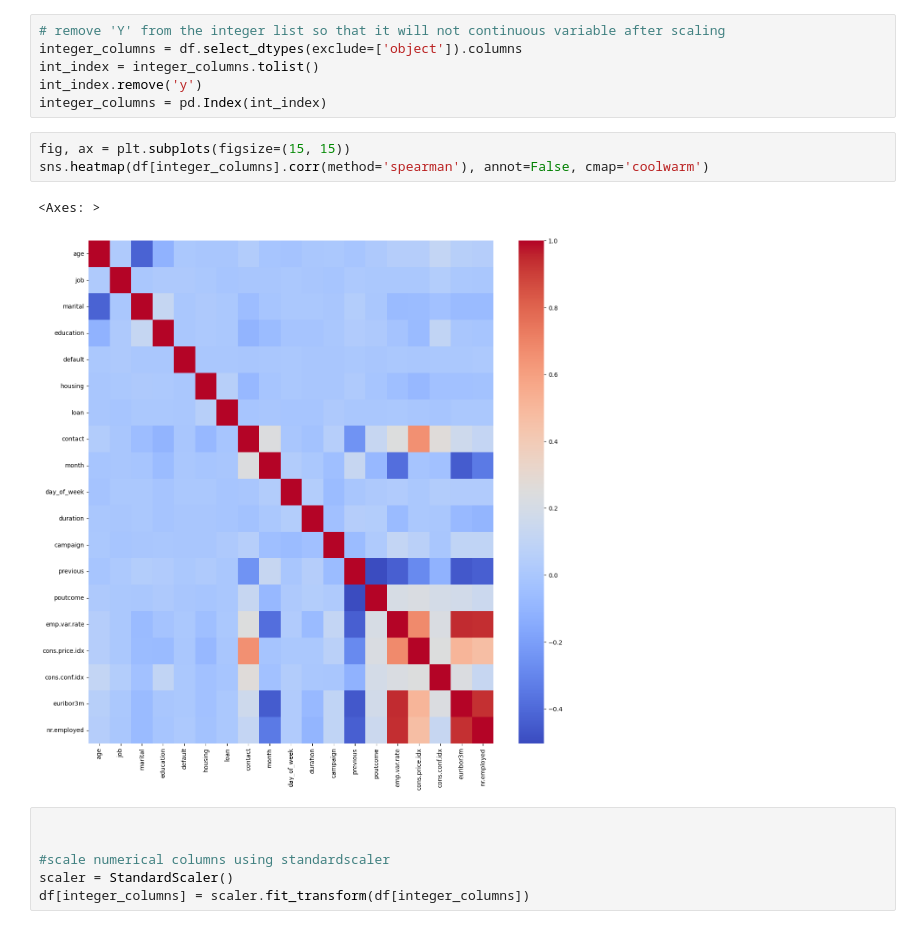
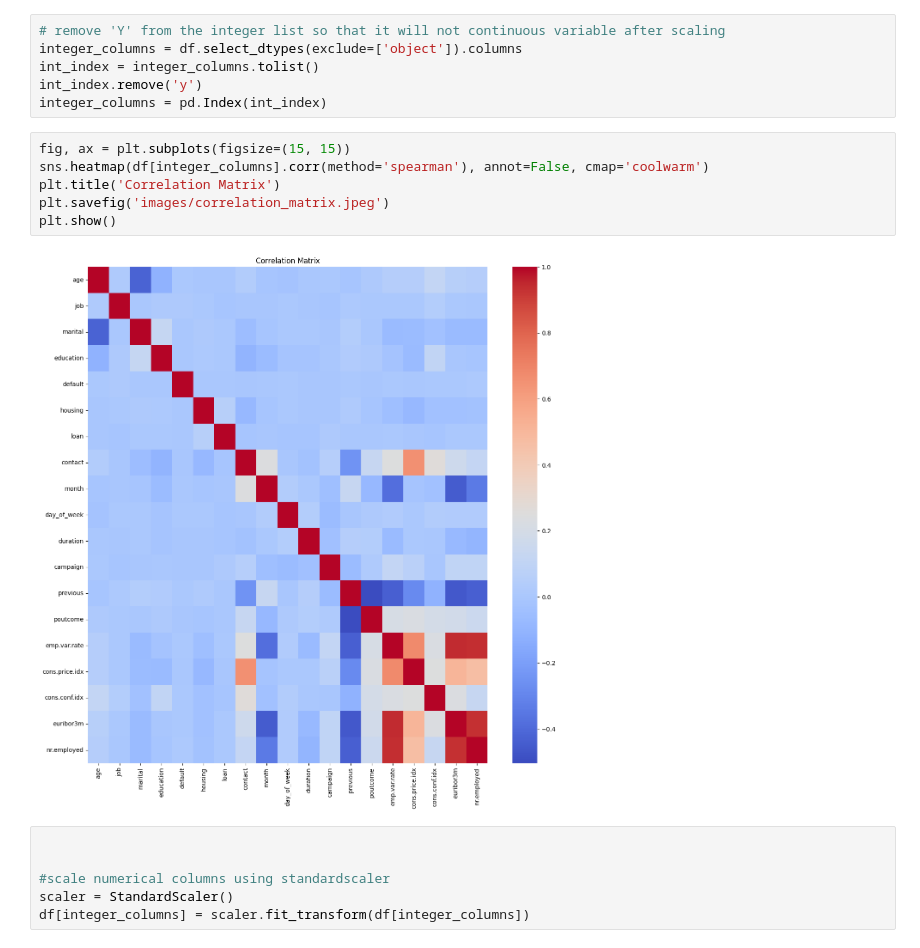
Before and after one commit to purnachand1186/bankMarketing_ML, a Jupyter notebook: prompt_III.ipynb, the cells around one changed output. Saved outputs shown, nothing was run; the diff lists cells and outputs as text.

```diff
--- a/prompt_III.ipynb
+++ b/prompt_III.ipynb
@@ -490,9 +488,11 @@ integer_columns = pd.Index(int_index)
 # %%
 fig, ax = plt.subplots(figsize=(15, 15))
 sns.heatmap(df[integer_columns].corr(method='spearman'), annot=False, cmap='coolwarm')
+plt.title('Correlation Matrix')
+plt.savefig('images/correlation_matrix.jpeg')
+plt.show()
 # %% [output]
-<Axes: >
-[figure, old version]
+[figure, new version]
 # %%
 
 
```
Also changed, not shown: parts of 26 cells of this notebook.
